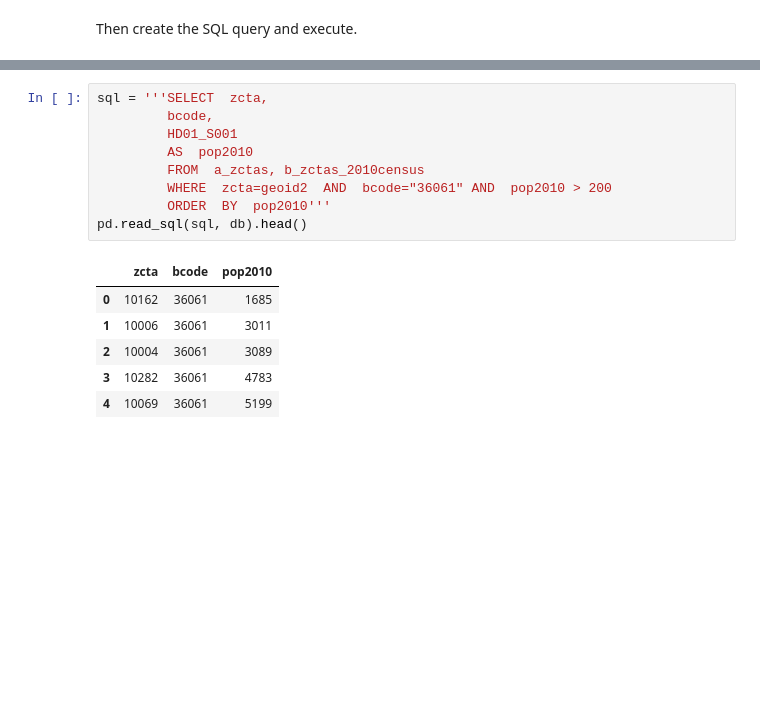
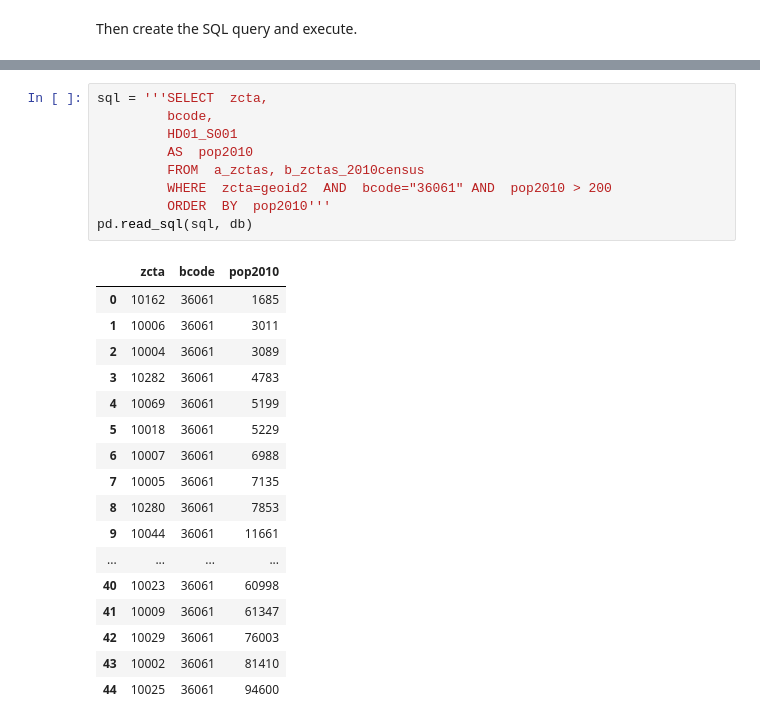
Before and after one commit to neal-rogers/IS362, a Jupyter notebook: final-project/nealrogers-final-project.ipynb, the cells around one changed output, grey strips where cells are left out. Saved outputs shown, nothing was run; the diff lists cells and outputs as text; blank space fills up the shorter version.

```diff
--- a/final-project/nealrogers-final-project.ipynb
+++ b/final-project/nealrogers-final-project.ipynb
@@ -55,16 +67,27 @@ pd.read_sql(sql, db).head()
 # %%
 sql = '''SELECT  zcta,
          bcode,
          HD01_S001
          AS  pop2010
          FROM  a_zctas, b_zctas_2010census
          WHERE  zcta=geoid2  AND  bcode="36061" AND  pop2010 > 200
          ORDER  BY  pop2010'''
-pd.read_sql(sql, db).head()
+pd.read_sql(sql, db)
 # %% [output]
 |  | zcta | bcode | pop2010 |
 | 0 | 10162 | 36061 | 1685 |
 | 1 | 10006 | 36061 | 3011 |
 | 2 | 10004 | 36061 | 3089 |
 | 3 | 10282 | 36061 | 4783 |
 | 4 | 10069 | 36061 | 5199 |
+| 5 | 10018 | 36061 | 5229 |
+| 6 | 10007 | 36061 | 6988 |
+| 7 | 10005 | 36061 | 7135 |
+| 8 | 10280 | 36061 | 7853 |
+| 9 | 10044 | 36061 | 11661 |
+| ... | ... | ... | ... |
+| 40 | 10023 | 36061 | 60998 |
+| 41 | 10009 | 36061 | 61347 |
+| 42 | 10029 | 36061 | 76003 |
+| 43 | 10002 | 36061 | 81410 |
+| 44 | 10025 | 36061 | 94600 |
```
Also changed, not shown: parts of 11 cells of this notebook, 1 other file.
